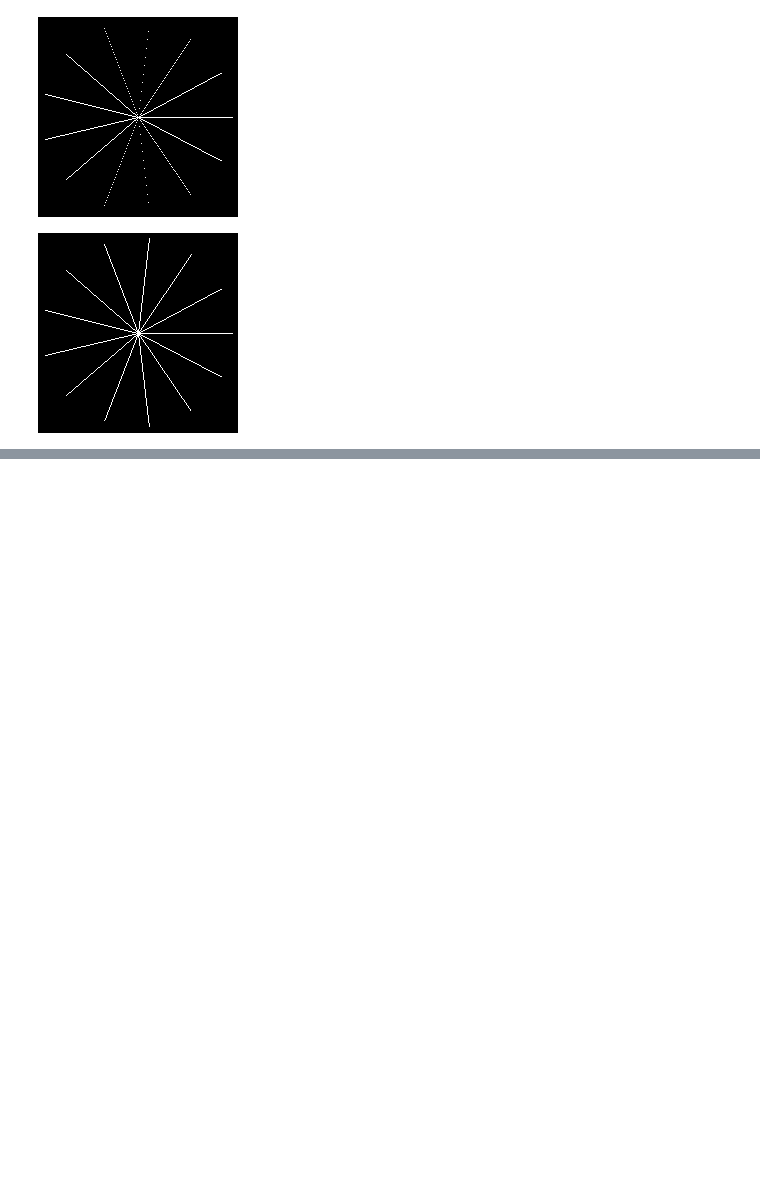
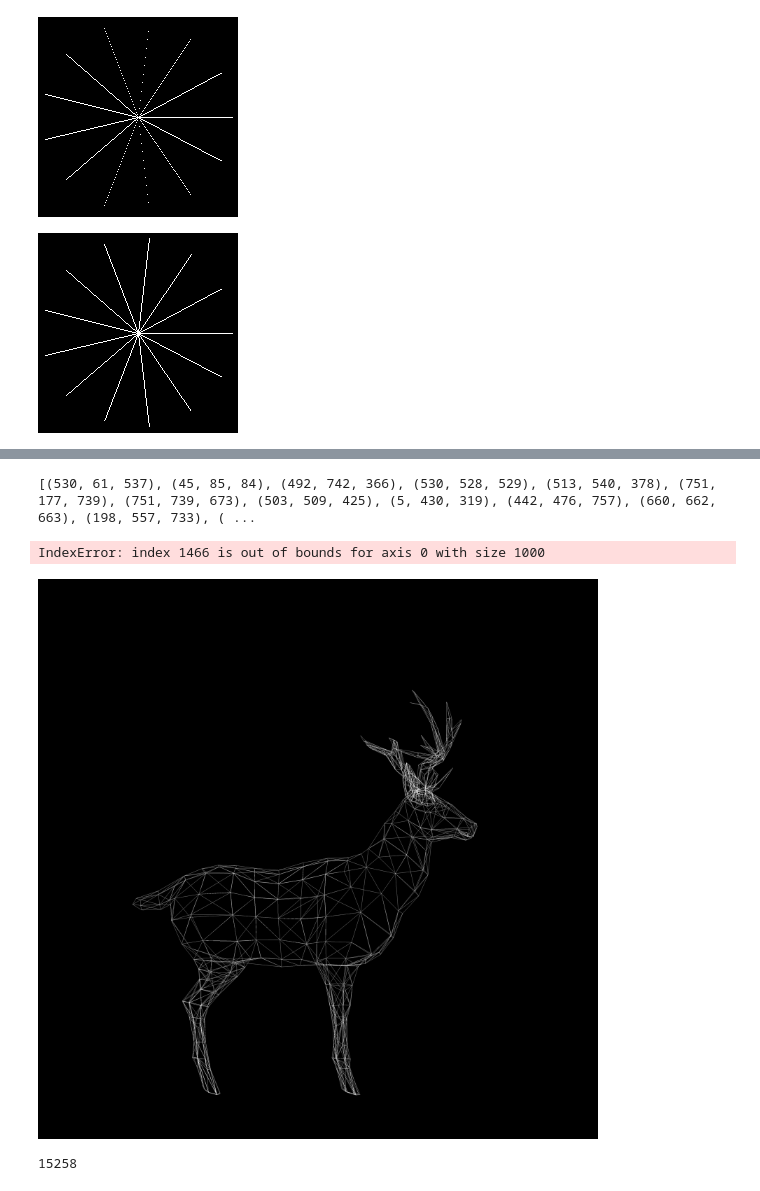
Before and after one commit to CrucifiedOnTheCross/ComputerGraphics, a Jupyter notebook: Lab1.ipynb, the cells around one changed output, grey strips where cells are left out. Cells and saved outputs as stored; diff of their text form; code cells hidden in the pictures; blank space fills up the shorter version.

```diff
--- a/Lab1.ipynb
+++ b/Lab1.ipynb
@@ -143,0 +149,67 @@ img
+# %%
+class ObjModel:
+    def __init__(self):
+        self.vertex = []
+        self.polygon = []
+
+    def readModel(self, file: str):
+        with open(file, 'r') as obj:
+            data = obj.read()
+
+        lines = data.splitlines()
+
+        for line in lines:
+            elem = line.split()
+            if elem:
+                if elem[0] == 'v':
+                    self.vertex.append((float(elem[1]), float(elem[2]), float(elem[3])))
+                elif elem[0] == 'f':
+                    points = [elem[i].split('/') for i in range(1, 4)]
+                    self.polygon.append((int(points[0][0]), int(points[1][0]), int(points[2][0])))
+
+    def getVertexFromPolygon(self, pol):
+        return [self.vertex[pol[0] - 1], self.vertex[pol[1] - 1], self.vertex[pol[2] - 1]]
+
+
+obj = ObjModel()
+obj.readModel('model_2.obj')
+print(obj.polygon)
+# %% [output]
+[(530, 61, 537), (45, 85, 84), (492, 742, 366), (530, 528, 529), (513, 540, 378), (751, 177, 739), (751, 739, 673), (503, 509, 425), (5, 430, 319), (442, 476, 757), (660, 662, 663), (198, 557, 733), ( ...
+# %%
+from PIL import ImageOps
+
+ar = np.full((1000, 1000), fill_value=0, dtype=np.uint8)
+k = 3500
+x0 = 500
+y0 = 500
+for pol in obj.vertex:
+    ar[(int(pol[1] * k) + y0)][int(pol[0] * k) + x0] = 255
+
+img = ImageOps.flip(Image.fromarray(ar, mode="L"))
+img.save("a_8.jpg")
+img
+# %% [output]
+IndexError: index 1466 is out of bounds for axis 0 with size 1000
+# %%
+ar = np.full((4000, 4000), fill_value=0, dtype=np.uint8)
+
+k = 2
+x0 = 2000
+y0 = 300
+
+for pol in obj.polygon:
+    for i in range(3):
+        vertexs = obj.getVertexFromPolygon(pol)
+        dotted_line2(ar, int(vertexs[i % 3][0] * k) + x0, int(vertexs[i % 3][1] * k) + y0,
+                     int(vertexs[(i + 1) % 3][0] * k) + x0, int(vertexs[(i + 1) % 3][1] * k) + y0, 255)
+
+img = ImageOps.flip(Image.fromarray(ar, mode="L"))
+img.save("a_9.jpg")
+img
+# %% [output]
+[figure, added]
+# %%
+len(obj.vertex)
+# %% [output]
+15258
```
Also changed, not shown: parts of 7 cells of this notebook, 7 other files.
